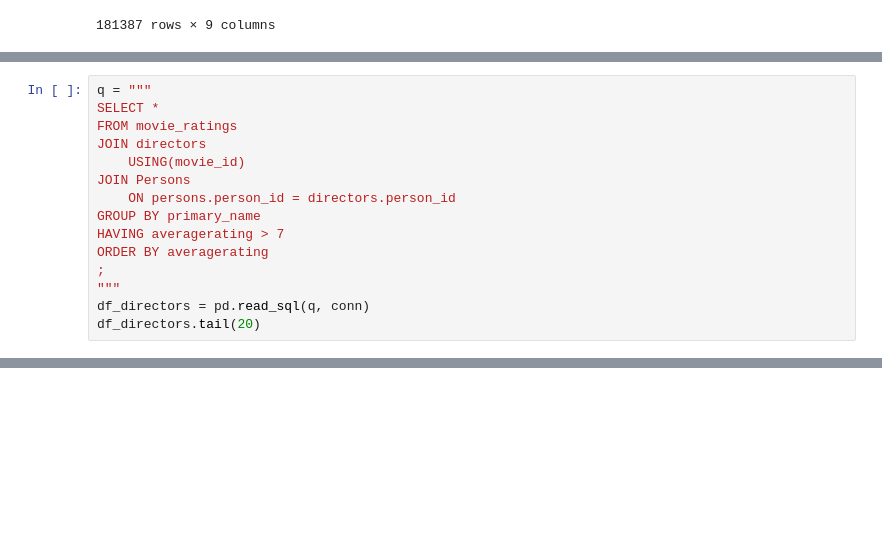
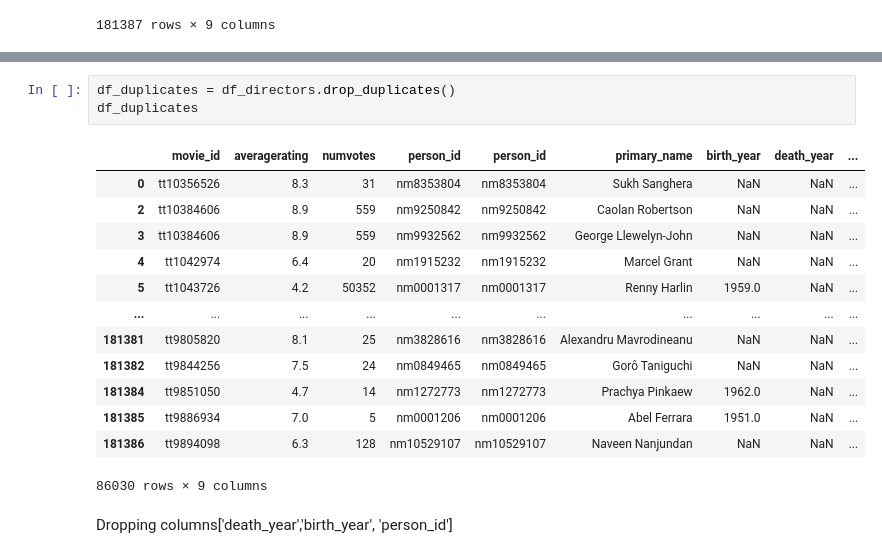
Before and after one commit to ZeejahWaseem/Capstone_Project, a Jupyter notebook: Notebooks/Hannah_Folder/Hannah.ipynb, the cells around one changed output, grey strips where cells are left out. Drawn from its saved outputs; the diff is of its cells as text; blank space fills up the shorter version.

```diff
--- a/Notebooks/Hannah_Folder/Hannah.ipynb
+++ b/Notebooks/Hannah_Folder/Hannah.ipynb
@@ -54,15 +49,0 @@ AttributeError: 'DataFrame' object has no attribute 'unique'
-# %%
-q = """
-SELECT *
-FROM movie_ratings
-JOIN directors
-    USING(movie_id)
-JOIN Persons
-    ON persons.person_id = directors.person_id
-GROUP BY primary_name
-HAVING averagerating > 7
-ORDER BY averagerating
-;
-"""
-df_directors = pd.read_sql(q, conn)
-df_directors.tail(20)
@@ -86,0 +50,19 @@ df_directors.tail(20)
+# %%
+df_duplicates = df_directors.drop_duplicates()
+df_duplicates
+# %% [output]
+|  | movie_id | averagerating | numvotes | person_id | person_id | primary_name | birth_year | death_year | ... |
+| 0 | tt10356526 | 8.3 | 31 | nm8353804 | nm8353804 | Sukh Sanghera | NaN | NaN | ... |
+| 2 | tt10384606 | 8.9 | 559 | nm9250842 | nm9250842 | Caolan Robertson | NaN | NaN | ... |
+| 3 | tt10384606 | 8.9 | 559 | nm9932562 | nm9932562 | George Llewelyn-John | NaN | NaN | ... |
+| 4 | tt1042974 | 6.4 | 20 | nm1915232 | nm1915232 | Marcel Grant | NaN | NaN | ... |
+| 5 | tt1043726 | 4.2 | 50352 | nm0001317 | nm0001317 | Renny Harlin | 1959.0 | NaN | ... |
+| ... | ... | ... | ... | ... | ... | ... | ... | ... | ... |
+| 181381 | tt9805820 | 8.1 | 25 | nm3828616 | nm3828616 | Alexandru Mavrodineanu | NaN | NaN | ... |
+| 181382 | tt9844256 | 7.5 | 24 | nm0849465 | nm0849465 | Gorô Taniguchi | NaN | NaN | ... |
+| 181384 | tt9851050 | 4.7 | 14 | nm1272773 | nm1272773 | Prachya Pinkaew | 1962.0 | NaN | ... |
+| 181385 | tt9886934 | 7.0 | 5 | nm0001206 | nm0001206 | Abel Ferrara | 1951.0 | NaN | ... |
+| 181386 | tt9894098 | 6.3 | 128 | nm10529107 | nm10529107 | Naveen Nanjundan | NaN | NaN | ... |
+86030 rows × 9 columns
+# %% [markdown]
+Dropping columns['death_year','birth_year', 'person_id']
```
Also changed, not shown: parts of 15 cells of this notebook.
